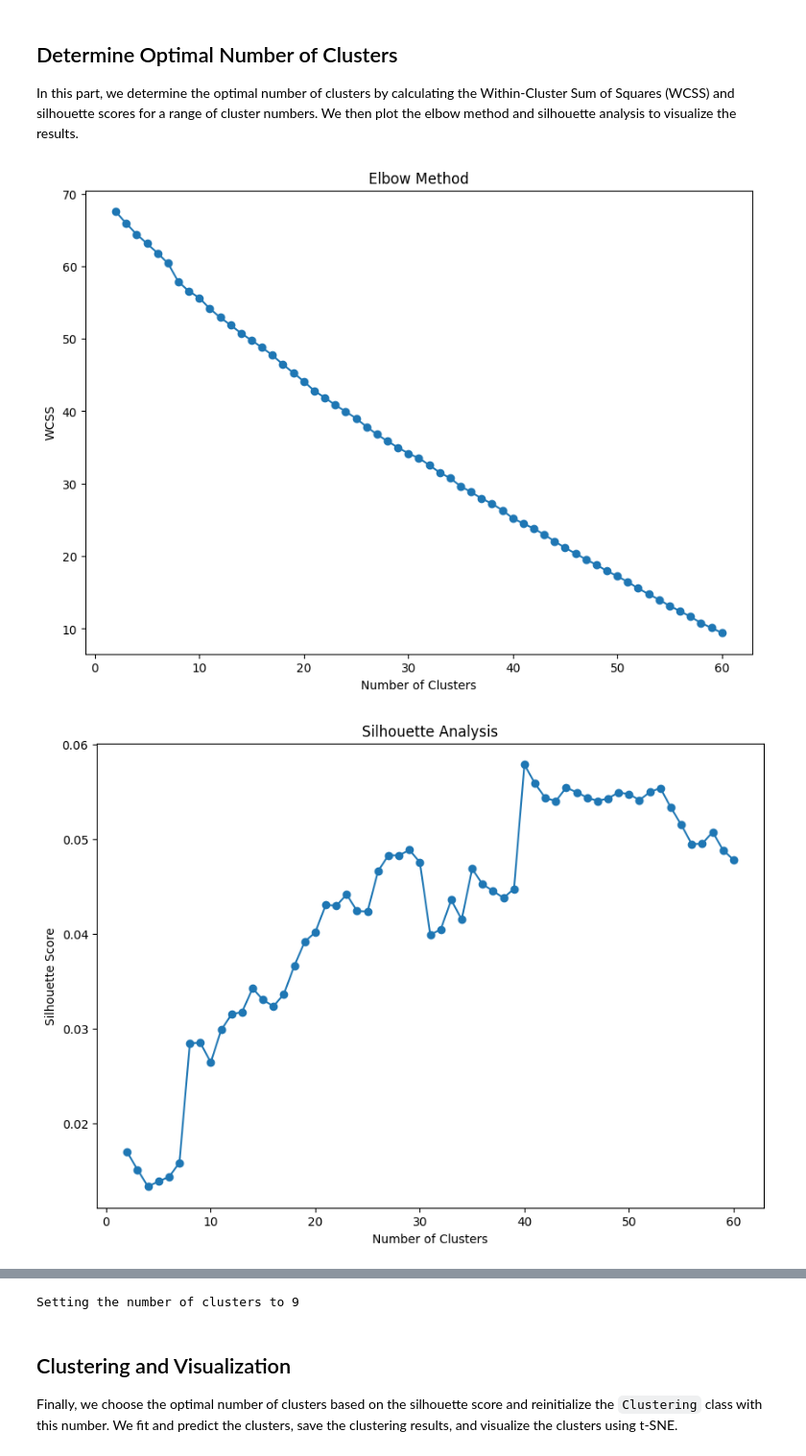
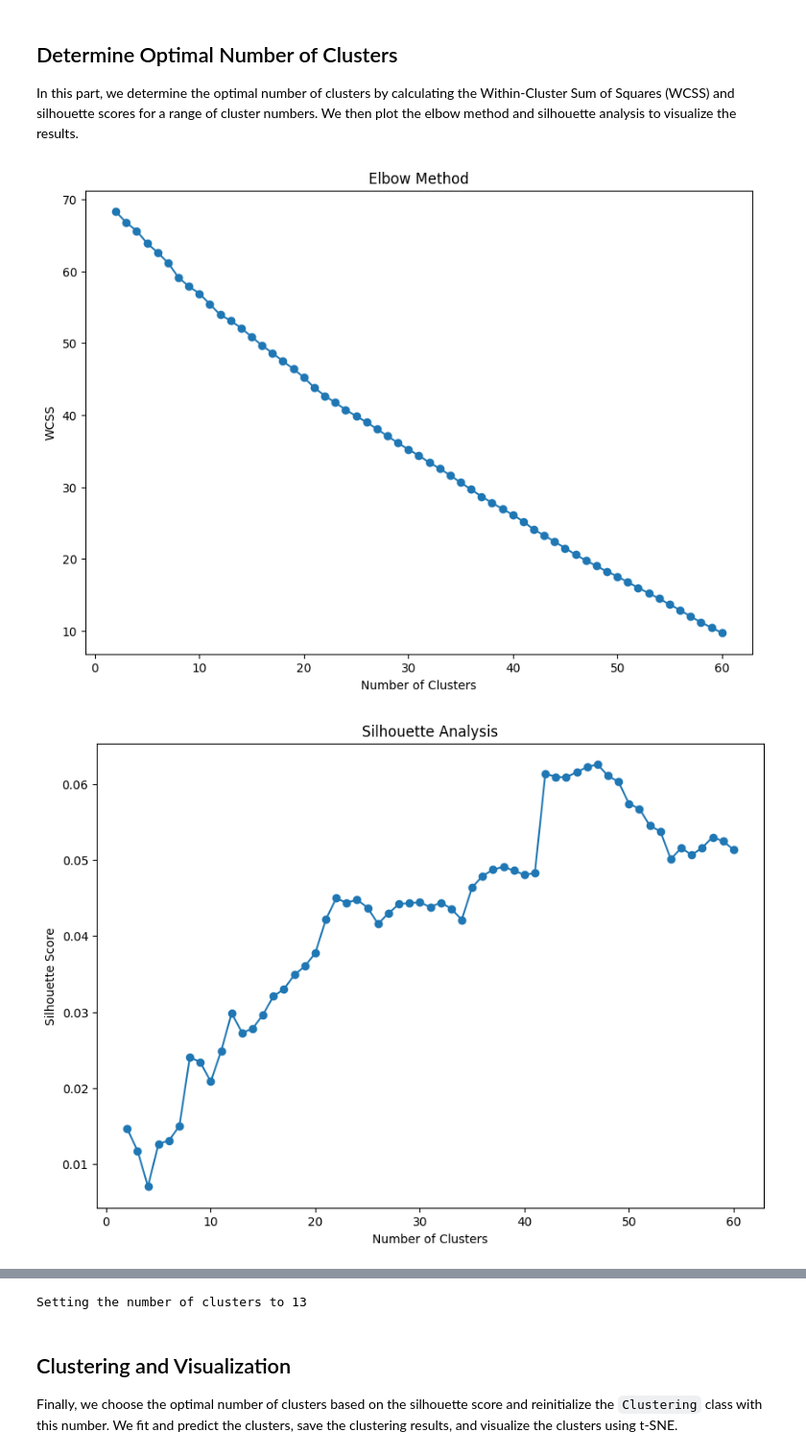
Before and after one commit to wuzikang961215/ResearchPaperClustering, a Jupyter notebook: ResearchPaperClustering.ipynb, the cells around one changed output, grey strips where cells are left out. Shown at 96% size. Saved outputs shown, nothing was run; the diff lists cells and outputs as text; code cells hidden in the pictures.

```diff
--- a/ResearchPaperClustering.ipynb
+++ b/ResearchPaperClustering.ipynb
@@ -152,33 +152,33 @@ clustering = Clustering(n_clusters=9, vectorizer_type='tfidf', algorithm='kmeans
 # clustering = Clustering(n_clusters=9, vectorizer_type='bert', algorithm='hierarchical')
 # Test DBSCAN
 # clustering = Clustering(vectorizer_type='spacy_word2vec', algorithm='dbscan')
 # # Test Spectral Clustering
 # clustering = Clustering(n_clusters=9, vectorizer_type='spacy_word2vec', algorithm='spectral')
 # # Test Gaussian Mixture Models
 # clustering = Clustering(n_clusters=9, vectorizer_type='spacy_word2vec', algorithm='gmm')
 
 # Determine the optimal number of clusters
 max_clusters = 60  # Test up to 20 clusters
 wcss, silhouette_scores, davies_bouldin_scores = clustering.determine_optimal_clusters(abstracts, max_clusters=max_clusters)
 
 # Plot elbow method using Evaluation class
 Evaluation.plot_elbow_method(wcss)
 
 # Plot silhouette analysis using Evaluation class
 Evaluation.plot_silhouette_analysis(silhouette_scores)
 
 # Plot Davies-Bouldin scores
 plt.figure(figsize=(10, 7))
 plt.plot(range(2, max_clusters + 1), davies_bouldin_scores, marker='o')
 plt.title('Davies-Bouldin Scores for Different Numbers of Clusters')
 plt.xlabel('Number of Clusters')
 plt.ylabel('Davies-Bouldin Score')
 plt.show()
 
 # Choose the optimal number of clusters based on silhouette score
 # optimal_clusters = silhouette_scores.index(max(silhouette_scores)) + 2
-optimal_clusters = 9
+optimal_clusters = 13
 print(f"Setting the number of clusters to {optimal_clusters}")
 # %% [output]
-[figure, old version]
+[figure, new version]
-[figure, old version]
+[figure, new version]
@@ -186,4 +186,4 @@ print(f"Setting the number of clusters to {optimal_clusters}")
-Setting the number of clusters to 9
+Setting the number of clusters to 13
 # %% [markdown]
 ## Clustering and Visualization
 
```
Also changed, not shown: parts of 4 cells of this notebook, 3 other files.
